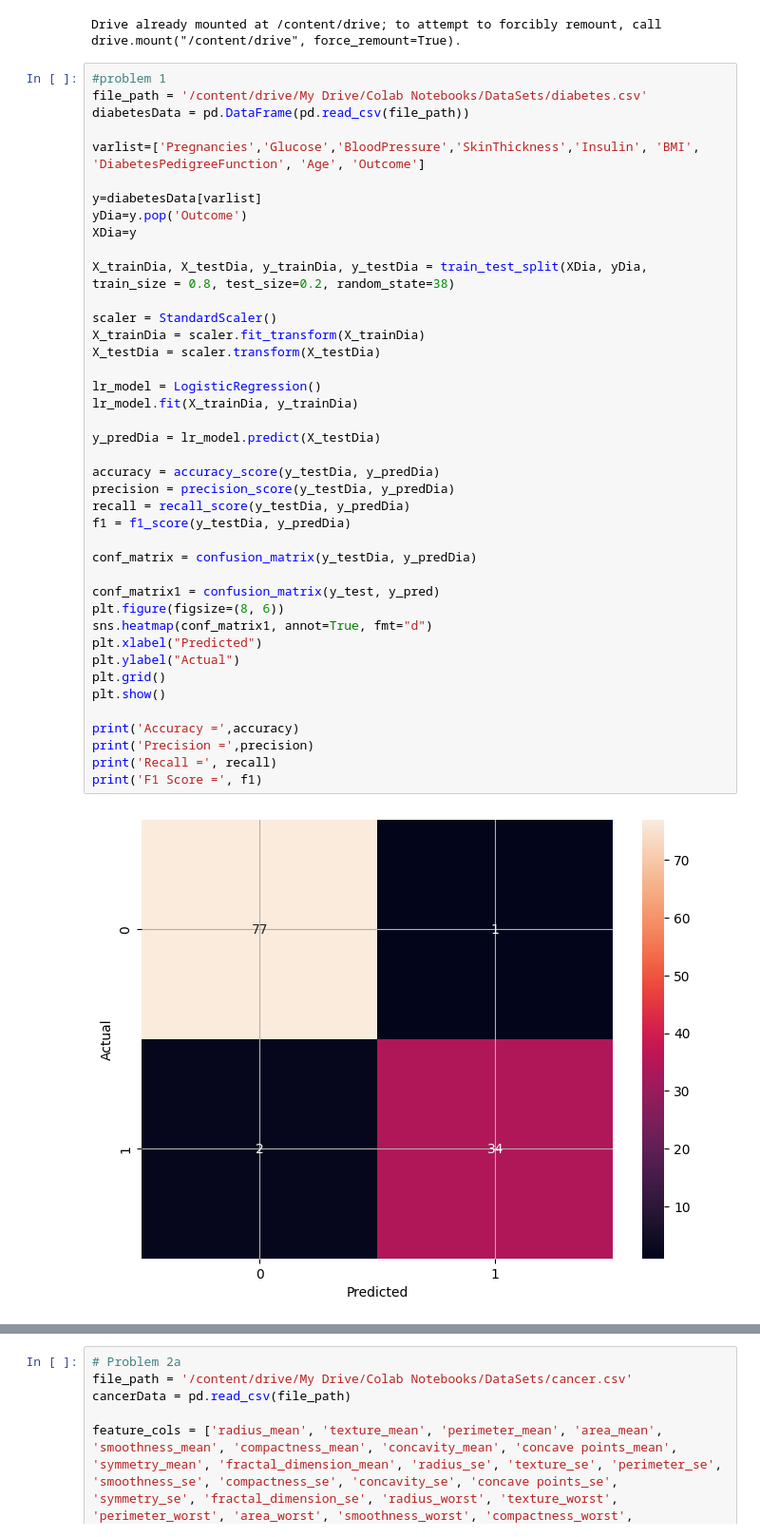
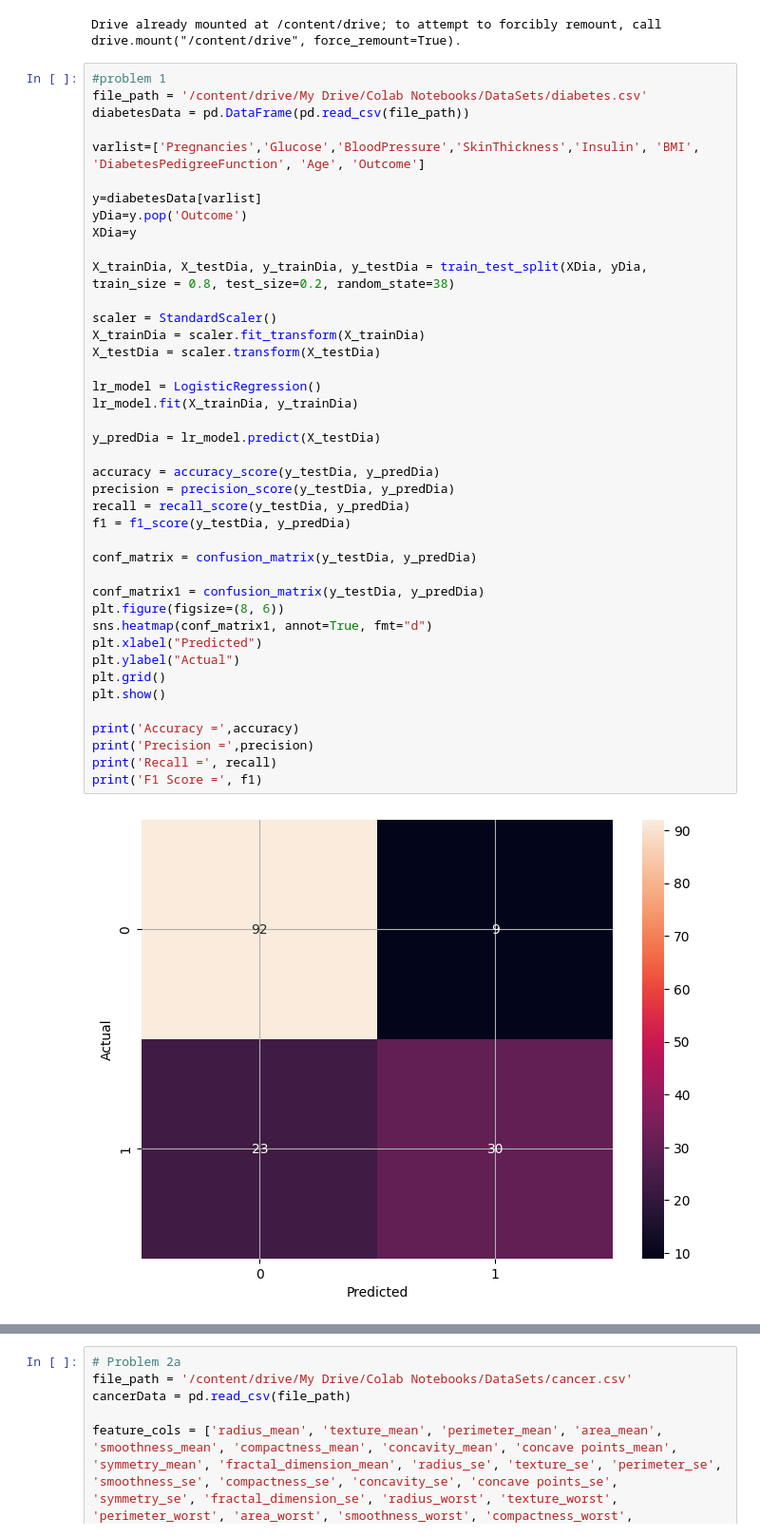
Before and after one commit to HLaw18/4105, a Jupyter notebook: HW3_4105.ipynb, the cells around one changed output, grey strips where cells are left out. Shown at 95% size. Cells and saved outputs as stored; diff of their text form.

```diff
--- a/HW3_4105.ipynb
+++ b/HW3_4105.ipynb
@@ -28,35 +28,35 @@ XDia=y
 X_trainDia, X_testDia, y_trainDia, y_testDia = train_test_split(XDia, yDia, train_size = 0.8, test_size=0.2, random_state=38)
 
 scaler = StandardScaler()
 X_trainDia = scaler.fit_transform(X_trainDia)
 X_testDia = scaler.transform(X_testDia)
 
 lr_model = LogisticRegression()
 lr_model.fit(X_trainDia, y_trainDia)
 
 y_predDia = lr_model.predict(X_testDia)
 
 accuracy = accuracy_score(y_testDia, y_predDia)
 precision = precision_score(y_testDia, y_predDia)
 recall = recall_score(y_testDia, y_predDia)
 f1 = f1_score(y_testDia, y_predDia)
 
 conf_matrix = confusion_matrix(y_testDia, y_predDia)
 
-conf_matrix1 = confusion_matrix(y_test, y_pred)
+conf_matrix1 = confusion_matrix(y_testDia, y_predDia)
 plt.figure(figsize=(8, 6))
 sns.heatmap(conf_matrix1, annot=True, fmt="d")
 plt.xlabel("Predicted")
 plt.ylabel("Actual")
 plt.grid()
 plt.show()
 
 print('Accuracy =',accuracy)
 print('Precision =',precision)
 print('Recall =', recall)
 print('F1 Score =', f1)
 # %% [output]
-[figure, old version]
+[figure, new version]
 Accuracy = 0.7922077922077922
 Precision = 0.7692307692307693
 Recall = 0.5660377358490566
```
